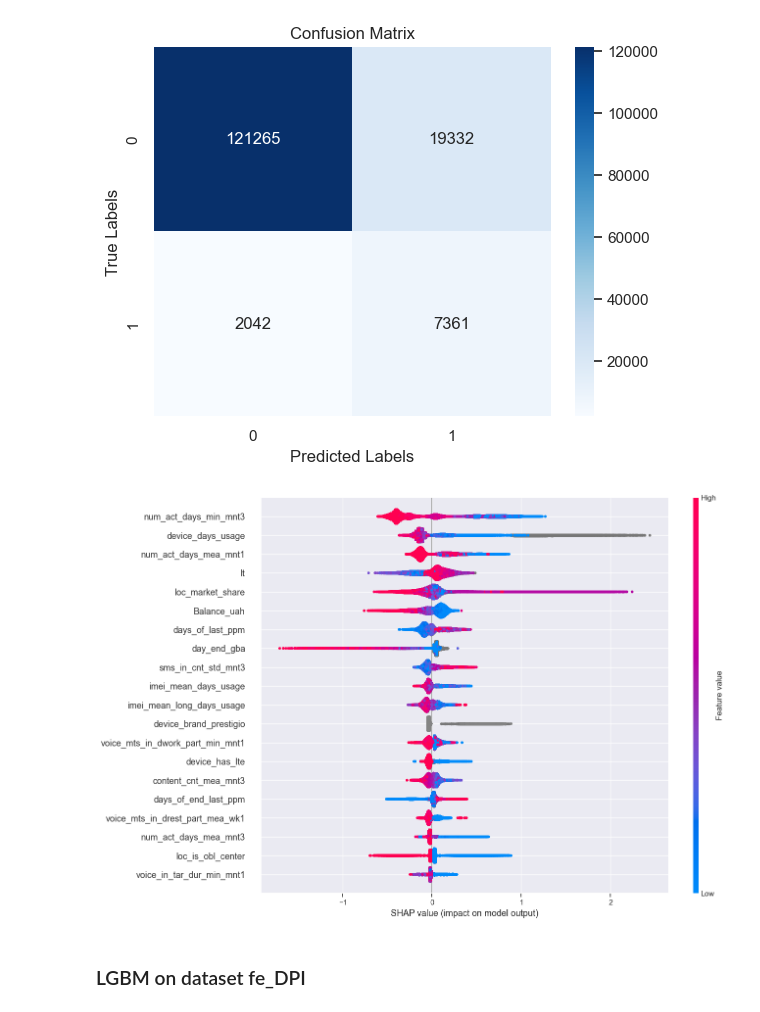
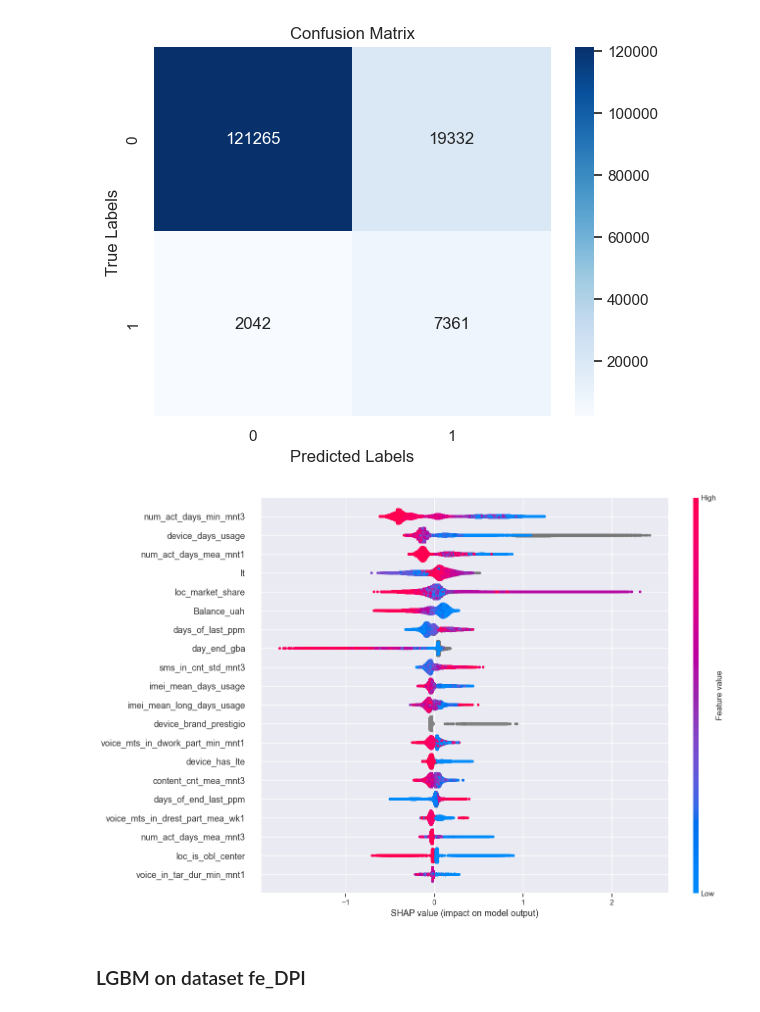
Before and after one commit to volry/subscriber-churn, a Jupyter notebook: BDL-final.ipynb, the cells around one changed output. Drawn from its saved outputs; the diff is of its cells as text; code cells hidden in the pictures.

```diff
--- a/BDL-final.ipynb
+++ b/BDL-final.ipynb
@@ -162,8 +144,8 @@ import matplotlib.pyplot as plt
 
 
 # Define the file name of the pickle file
-#pickle_file = "LGBMClassifier_24062023_15_30.pickle"
-pickle_file = "LGBMClassifier_28062023_20_01.pickle"
+pickle_file = "LGBMClassifier_24062023_15_30.pickle"
+#pickle_file = "LGBMClassifier_28062023_20_01.pickle"
 
 # Load the model
 model, features = my_func.load_pickle(pickle_file)
@@ -220,13 +203,13 @@ plt.show()
 # %%
 import shap
 fea_lgb = model.feature_name_
 explainer = shap.TreeExplainer(model)
-shap_values = explainer.shap_values(X_train[fea_lgb])
+shap_values = explainer.shap_values(X_test[fea_lgb])
 pd.DataFrame(shap_values[1])
 
-shap.summary_plot(shap_values[1], X_train[fea_lgb], plot_size=(14,9))
+shap.summary_plot(shap_values[1], X_test[fea_lgb], plot_size=(14,9))
 # %% [output]
-[figure, old version]
+[figure, new version]
 # %% [markdown]
 ### LGBM on dataset fe_DPI
 # %% [markdown]
```
Also changed, not shown: parts of 11 cells of this notebook.
